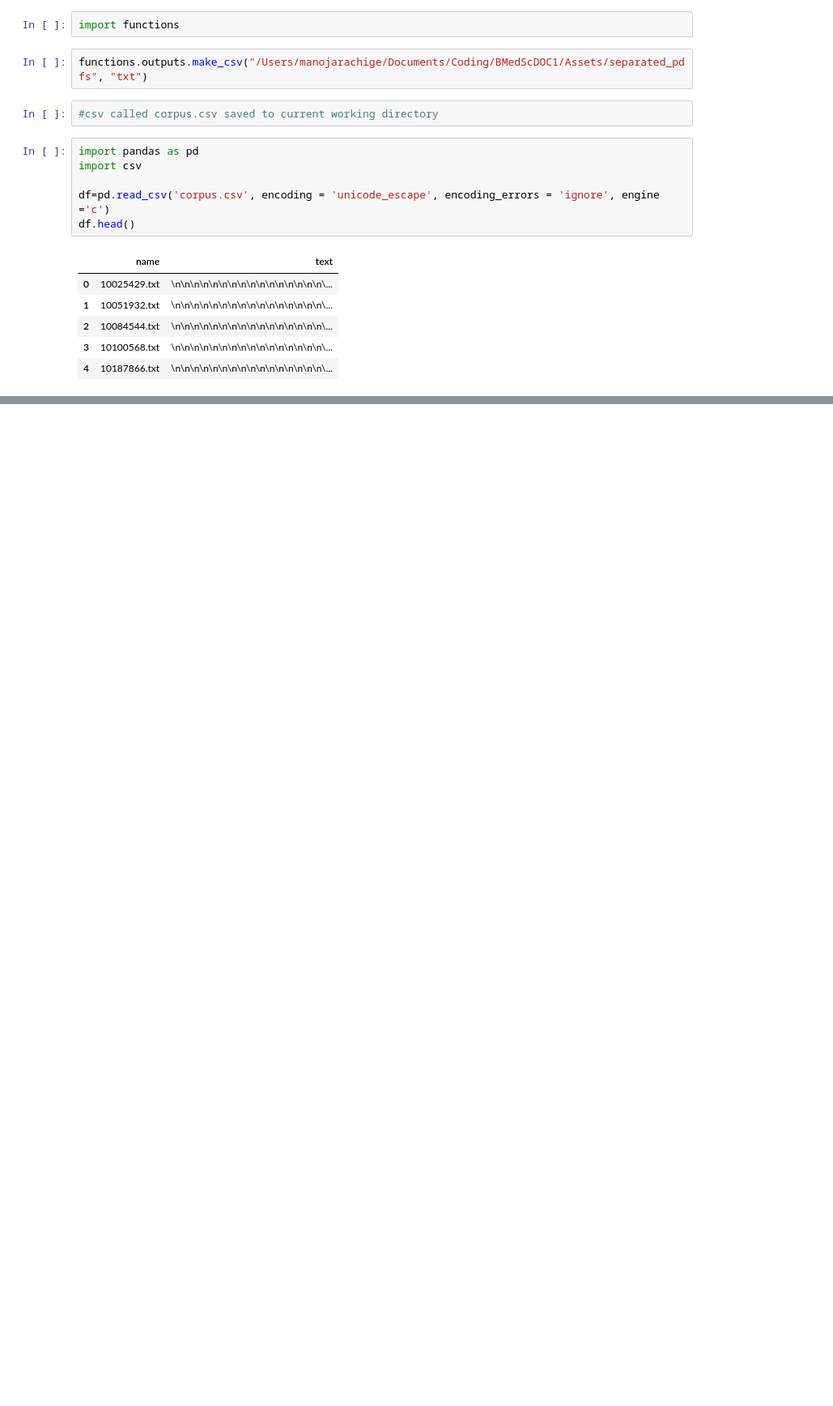
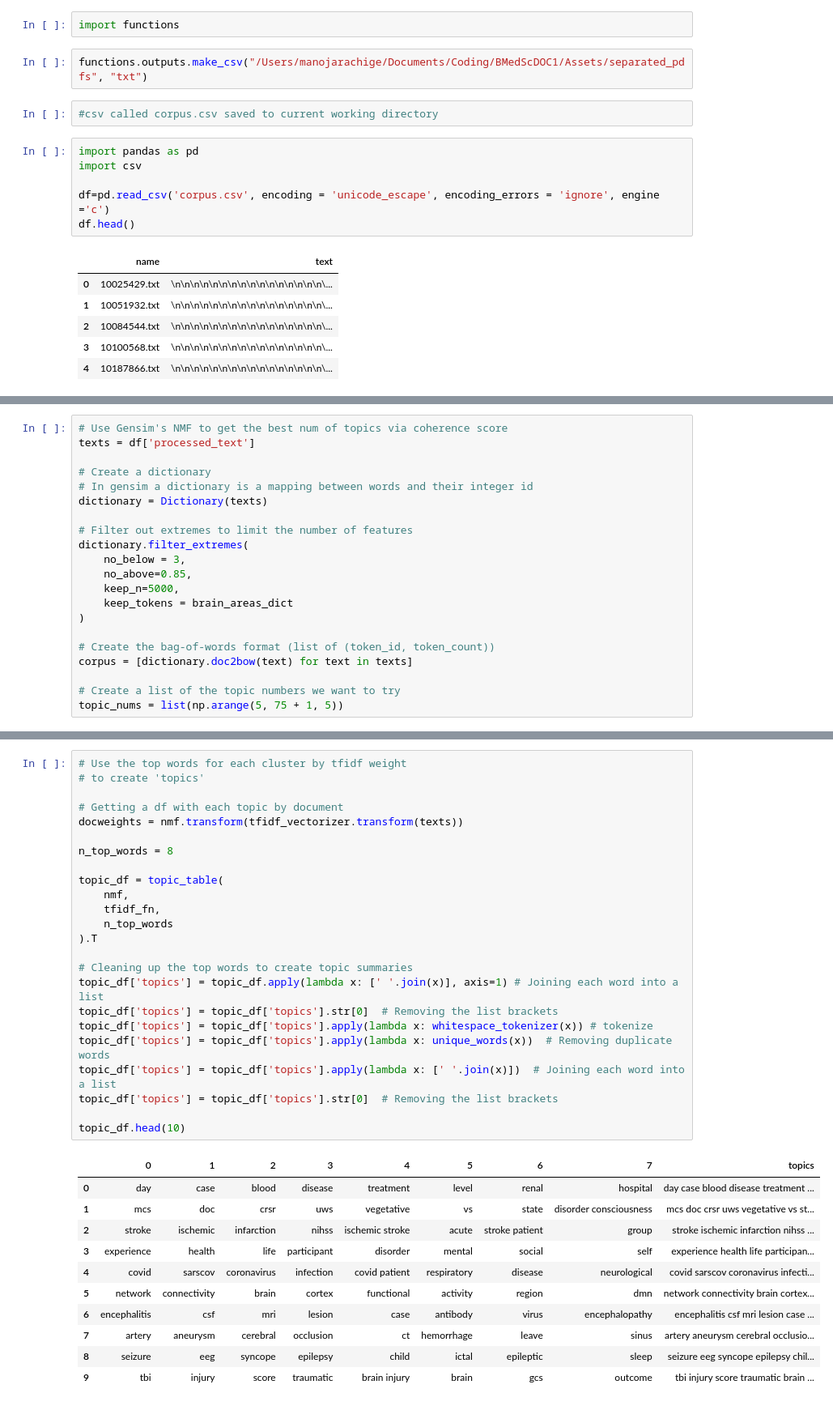
Before and after one commit to Mango117/BMedScDOC_Scripts, a Jupyter notebook: TM_pdfs.ipynb, the cells around one changed output, grey strips where cells are left out. Shown: that part at 81% size. Saved outputs shown, nothing was run; the diff lists cells and outputs as text; blank space fills up the shorter version.

```diff
--- a/TM_pdfs.ipynb
+++ b/TM_pdfs.ipynb
@@ -116,0 +179,21 @@ top_20
+# %%
+# Use Gensim's NMF to get the best num of topics via coherence score
+texts = df['processed_text']
+
+# Create a dictionary
+# In gensim a dictionary is a mapping between words and their integer id
+dictionary = Dictionary(texts)
+
+# Filter out extremes to limit the number of features
+dictionary.filter_extremes(
+    no_below = 3,
+    no_above=0.85,
+    keep_n=5000,
+    keep_tokens = brain_areas_dict
+)
+
+# Create the bag-of-words format (list of (token_id, token_count))
+corpus = [dictionary.doc2bow(text) for text in texts]
+
+# Create a list of the topic numbers we want to try
+topic_nums = list(np.arange(5, 75 + 1, 5))
@@ -116,0 +314,36 @@ top_20
+# %%
+# Use the top words for each cluster by tfidf weight
+# to create 'topics'
+
+# Getting a df with each topic by document
+docweights = nmf.transform(tfidf_vectorizer.transform(texts))
+
+n_top_words = 8
+
+topic_df = topic_table(
+    nmf,
+    tfidf_fn,
+    n_top_words
+).T
+
+# Cleaning up the top words to create topic summaries
+topic_df['topics'] = topic_df.apply(lambda x: [' '.join(x)], axis=1) # Joining each word into a list
+topic_df['topics'] = topic_df['topics'].str[0]  # Removing the list brackets
+topic_df['topics'] = topic_df['topics'].apply(lambda x: whitespace_tokenizer(x)) # tokenize
+topic_df['topics'] = topic_df['topics'].apply(lambda x: unique_words(x))  # Removing duplicate words
+topic_df['topics'] = topic_df['topics'].apply(lambda x: [' '.join(x)])  # Joining each word into a list
+topic_df['topics'] = topic_df['topics'].str[0]  # Removing the list brackets
+
+topic_df.head(10)
+# %% [output]
+|  | 0 | 1 | 2 | 3 | 4 | 5 | 6 | 7 | topics |
+| 0 | day | case | blood | disease | treatment | level | renal | hospital | day case blood disease treatment ... |
+| 1 | mcs | doc | crsr | uws | vegetative | vs | state | disorder consciousness | mcs doc crsr uws vegetative vs st... |
+| 2 | stroke | ischemic | infarction | nihss | ischemic stroke | acute | stroke patient | group | stroke ischemic infarction nihss ... |
+| 3 | experience | health | life | participant | disorder | mental | social | self | experience health life participan... |
+| 4 | covid | sarscov | coronavirus | infection | covid patient | respiratory | disease | neurological | covid sarscov coronavirus infecti... |
+| 5 | network | connectivity | brain | cortex | functional | activity | region | dmn | network connectivity brain cortex... |
+| 6 | encephalitis | csf | mri | lesion | case | antibody | virus | encephalopathy | encephalitis csf mri lesion case ... |
+| 7 | artery | aneurysm | cerebral | occlusion | ct | hemorrhage | leave | sinus | artery aneurysm cerebral occlusio... |
+| 8 | seizure | eeg | syncope | epilepsy | child | ictal | epileptic | sleep | seizure eeg syncope epilepsy chil... |
+| 9 | tbi | injury | score | traumatic | brain injury | brain | gcs | outcome | tbi injury score traumatic brain ... |
```
Also changed, not shown: parts of 18 cells of this notebook, 1 other file.
